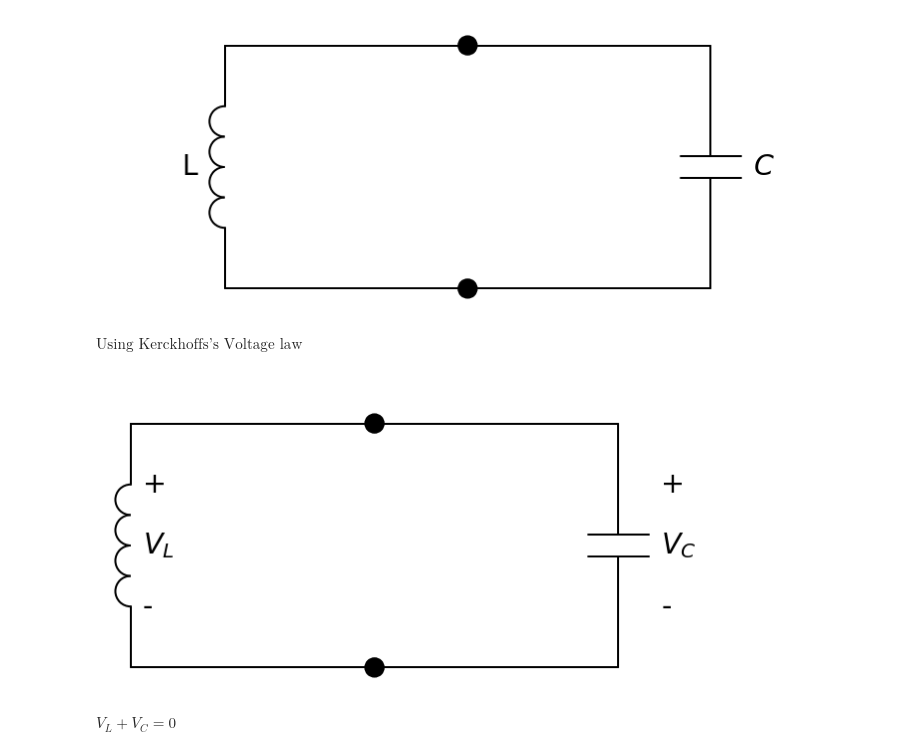
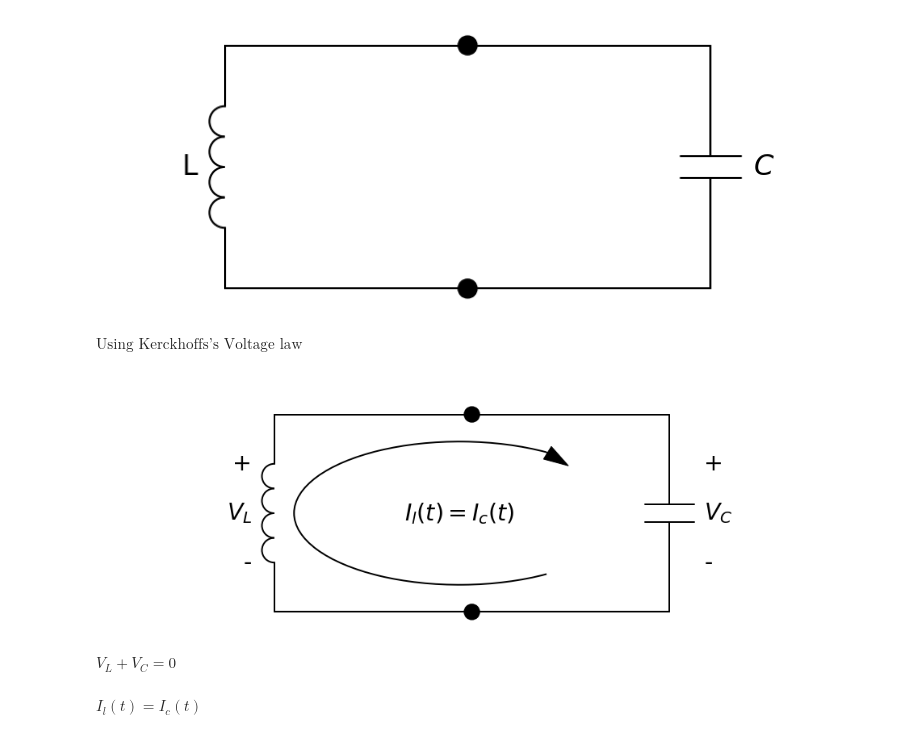
Before and after one commit to Sultan-Miscellaneous/LC_Interactive, a Jupyter notebook: LC_interactive.ipynb, the cells around one changed output. Cells and saved outputs as stored; diff of their text form; code cells hidden in the pictures.

```diff
--- a/LC_interactive.ipynb
+++ b/LC_interactive.ipynb
@@ -111,22 +111,24 @@ with schemdraw.Drawing() as d:
 # %%
 display(Math(r"\text{Using Kerckhoffs's Voltage law}"))
 with schemdraw.Drawing() as d:
     d.config(inches_per_unit=2, unit=2)
     d += (s1 := elm.Line())
     d += (d1 := elm.Dot())
     d += (s2 := elm.Line())
     d += (c1 := elm.Capacitor().down().label(['+','$V_C$','-'], loc="bot", fontsize=30))
     d += (s3 := elm.Line().left())
     d += (d2 := elm.Dot())
     d += (s4 := elm.Line().left())
-    d += (l1 := elm.Inductor().up().label(['-','$V_L$','+'], loc="bot", fontsize=30))
+    d += (l1 := elm.Inductor().up().label(['-','$V_L$','+'], loc="top", fontsize=30))
     d += (s5 := elm.Line().right())
-    # d += elm.LoopCurrent([d1, c1, d2, l1], direction='cw').label(r'$I_l(t)+I_c(t)=0$', fontsize=30)
+    d += elm.LoopCurrent([d1, c1, d2, l1], direction='cw').label(r'$I_l(t)=I_c(t)$', fontsize=30)
 display(Math(r"$V_L+V_C=0$"))
+display(Math(r"$I_l(t)=I_c(t)$"))
 # %% [output]
 $\displaystyle \text{Using Kerckhoffs's Voltage law}$
-[figure, old version]
+[figure, new version]
 $\displaystyle V_L+V_C=0$
+$\displaystyle I_l(t)=I_c(t)$
 # %%
 # # display(Math(r"\text{Sum of all currents entering a node must be equal to 0}"))
 # with schemdraw.Drawing() as d:
```
Also changed, not shown: parts of 11 cells of this notebook.
